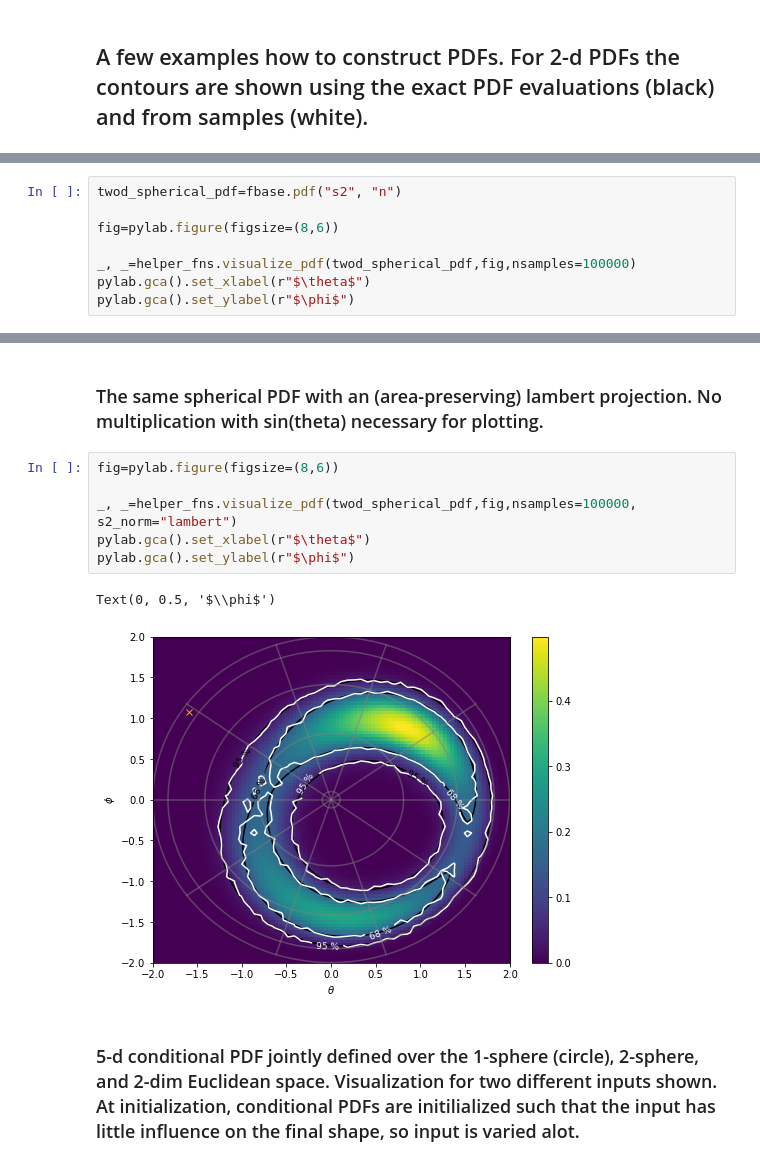
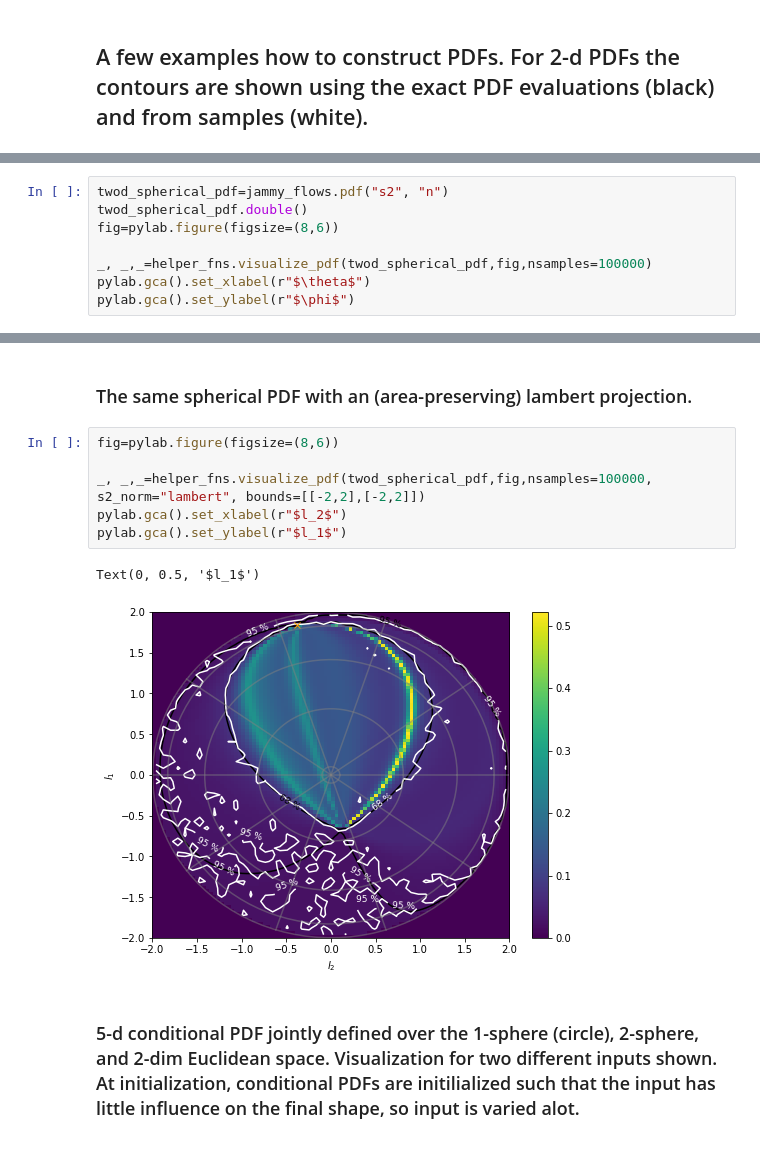
Before and after one commit to thoglu/jammy_flows, a Jupyter notebook: examples/examples.ipynb, the cells around one changed output, grey strips where cells are left out. Drawn from its saved outputs; the diff is of its cells as text.

```diff
--- a/examples/examples.ipynb
+++ b/examples/examples.ipynb
@@ -30,9 +48,9 @@ _, _=helper_fns.visualize_pdf(fived_pdf,fig,nsamples=100000)
 # %%
-twod_spherical_pdf=fbase.pdf("s2", "n")
-
+twod_spherical_pdf=jammy_flows.pdf("s2", "n")
+twod_spherical_pdf.double()
 fig=pylab.figure(figsize=(8,6))
 
-_, _=helper_fns.visualize_pdf(twod_spherical_pdf,fig,nsamples=100000)
+_, _,_=helper_fns.visualize_pdf(twod_spherical_pdf,fig,nsamples=100000)
 pylab.gca().set_xlabel(r"$\theta$")
 pylab.gca().set_ylabel(r"$\phi$")
 # %% [output]
@@ -41,14 +61,14 @@ Text(0, 0.5, '$\\phi$')
 # %% [markdown]
-### The same spherical PDF with an (area-preserving) lambert projection. No multiplication with sin(theta) necessary for plotting.
+### The same spherical PDF with an (area-preserving) lambert projection.
 # %%
 fig=pylab.figure(figsize=(8,6))
 
-_, _=helper_fns.visualize_pdf(twod_spherical_pdf,fig,nsamples=100000, s2_norm="lambert")
-pylab.gca().set_xlabel(r"$\theta$")
-pylab.gca().set_ylabel(r"$\phi$")
+_, _,_=helper_fns.visualize_pdf(twod_spherical_pdf,fig,nsamples=100000, s2_norm="lambert", bounds=[[-2,2],[-2,2]])
+pylab.gca().set_xlabel(r"$l_2$")
+pylab.gca().set_ylabel(r"$l_1$")
 # %% [output]
-Text(0, 0.5, '$\\phi$')
+Text(0, 0.5, '$l_1$')
-[figure, old version]
+[figure, new version]
 # %% [markdown]
 ### 5-d conditional PDF jointly defined over the 1-sphere (circle), 2-sphere, and 2-dim Euclidean space. Visualization for two different inputs shown. At initialization, conditional PDFs are initilialized such that the input has little influence on the final shape, so input is varied alot.
 # %%
```
Also changed, not shown: parts of 10 cells of this notebook.
